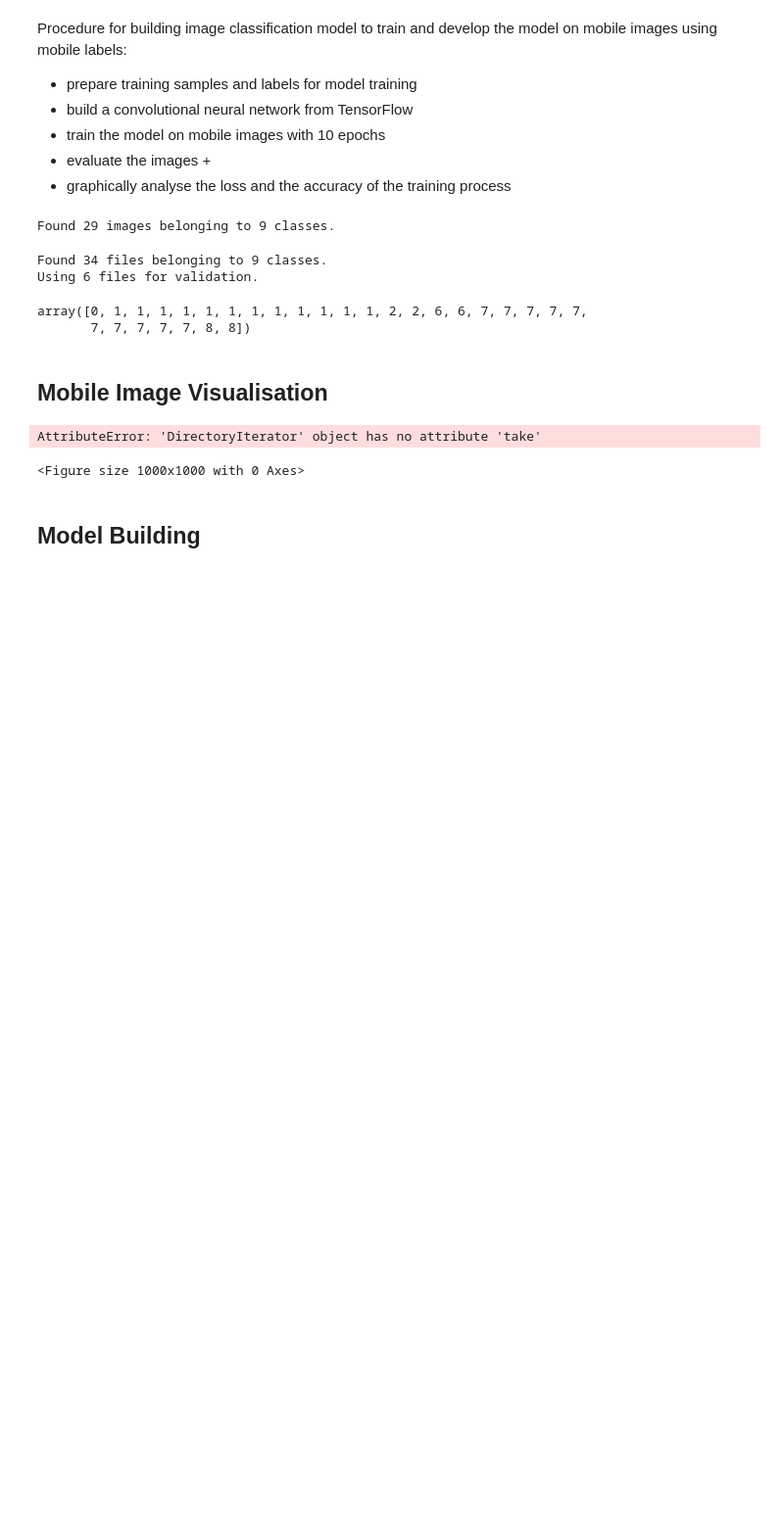
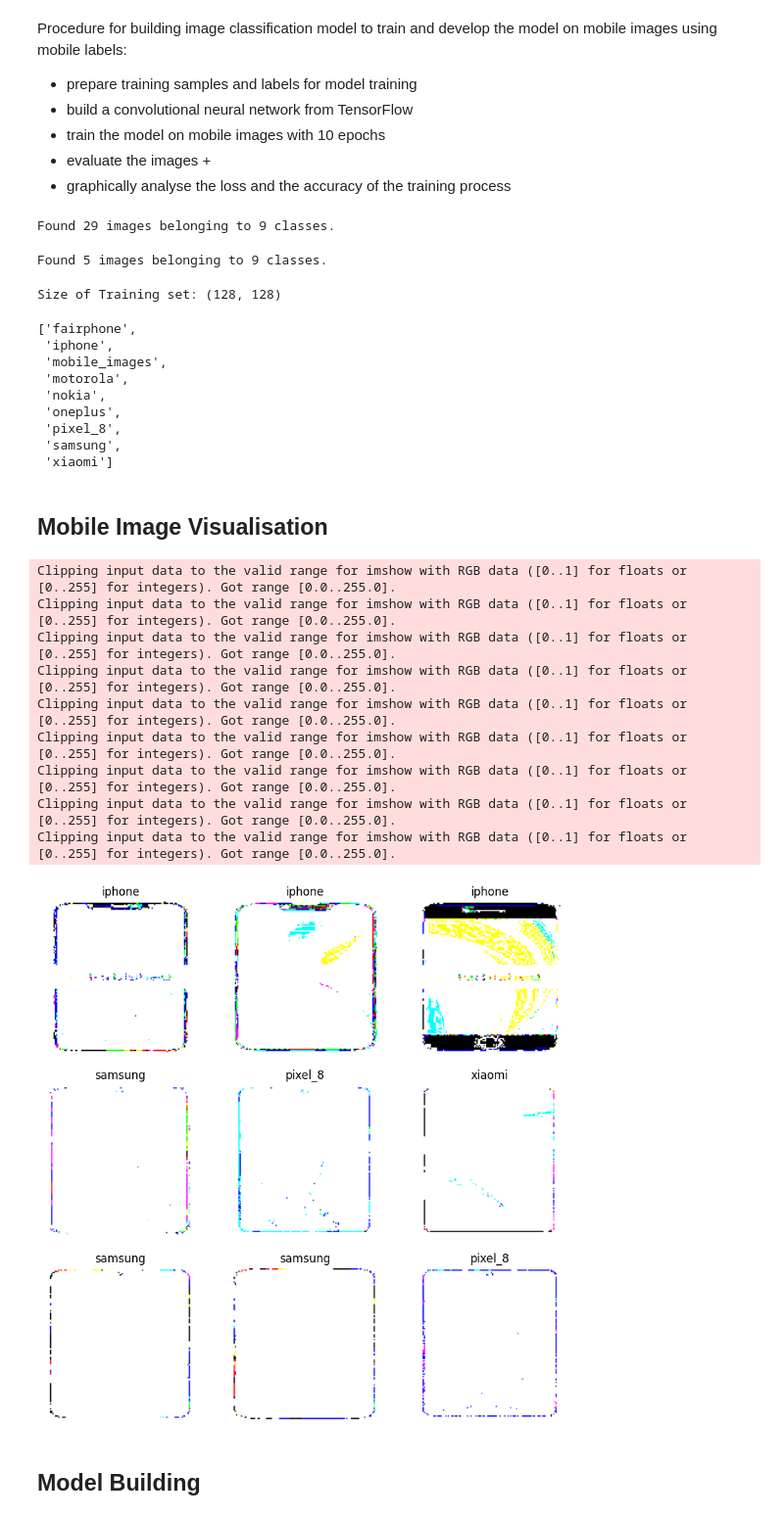
Before and after one commit to mian-adoan98/MLP_Mobile_Phone_Classification, a Jupyter notebook: notebooks/model_development.ipynb, the cells around one changed output. Shown: that part at 98% size. Saved outputs shown, nothing was run; the diff lists cells and outputs as text; code cells hidden in the pictures; blank space fills up the shorter version.

```diff
--- a/notebooks/model_development.ipynb
+++ b/notebooks/model_development.ipynb
@@ -52,9 +52,8 @@ Procedure for building image classification model to train and develop the model
 + graphically analyse the loss and the accuracy of the training process
 # %%
 # creating data generator for augmenting image data
-rescale_ratio = 1/255
 val_split = 0.2
-img_gen = ImageDataGenerator(rescale=rescale_ratio, validation_split=val_split)
+img_gen = ImageDataGenerator(validation_split=val_split)
 # %%
 # load training set
 train_ds = img_gen.flow_from_directory(
@@ -67,35 +66,61 @@ train_ds = img_gen.flow_from_directory(
 # %% [output]
 Found 29 images belonging to 9 classes.
 # %%
-val_ds = tf.keras.utils.image_dataset_from_directory(
+val_ds = img_gen.flow_from_directory(
   mob_img_dir,
-  validation_split=val_split,
-  subset="validation",
   seed=123,
-  image_size=image_size,
-  batch_size=batch_size)
+  target_size=image_size,
+  batch_size=batch_size,
+  class_mode="categorical",
+  subset="validation")
 # %% [output]
-Found 34 files belonging to 9 classes.
-Using 6 files for validation.
+Found 5 images belonging to 9 classes.
+# %%
+# create constant for visualising image data: class names + train set
+images, labels = next(train_ds)
+class_names = list(train_ds.class_indices.keys())
+# %%
+# retrieve size of the train set and validation set
+train_size = train_ds.target_size
+print(f"Size of Training set: {train_size}")
+# %% [output]
+Size of Training set: (128, 128)
 # %%
-class_names = train_ds.classes
+class_names
 # %% [output]
-array([0, 1, 1, 1, 1, 1, 1, 1, 1, 1, 1, 1, 1, 2, 2, 6, 6, 7, 7, 7, 7, 7,
-       7, 7, 7, 7, 7, 8, 8])
+['fairphone',
+ 'iphone',
+ 'mobile_images',
+ 'motorola',
+ 'nokia',
+ 'oneplus',
+ 'pixel_8',
+ 'samsung',
+ 'xiaomi']
 # %% [markdown]
 ## Mobile Image Visualisation
 # %%
 # Visualize images from the training dataset
 plt.figure(figsize=(10, 10))
-for images, labels in train_ds.take(1):  # Take one batch of data
-    for i in range(9):  # Display 9 images
-        ax = plt.subplot(3, 3, i + 1)  # Create a 3x3 grid
-        plt.imshow(images[i].numpy().astype("uint8"))  # Display the i-th image
-        plt.title(class_names[labels[i].numpy()])  # Set the title as the class name
-        plt.axis("off")  # Remove the axis
+
+
+# Take one batch of data
+for i in range(9):  # Display 9 images
+    ax = plt.subplot(3, 3, i + 1)  # Create a 3x3 grid
+    plt.imshow(images[i])
+    plt.title(class_names[labels[i].argmax()])  # Use the class name from class_indices
+    plt.axis("off")  # Remove the axis
 # %% [output]
-AttributeError: 'DirectoryIterator' object has no attribute 'take'
+Clipping input data to the valid range for imshow with RGB data ([0..1] for floats or [0..255] for integers). Got range [0.0..255.0].
+Clipping input data to the valid range for imshow with RGB data ([0..1] for floats or [0..255] for integers). Got range [0.0..255.0].
+Clipping input data to the valid range for imshow with RGB data ([0..1] for floats or [0..255] for integers). Got range [0.0..255.0].
+Clipping input data to the valid range for imshow with RGB data ([0..1] for floats or [0..255] for integers). Got range [0.0..255.0].
+Clipping input data to the valid range for imshow with RGB data ([0..1] for floats or [0..255] for integers). Got range [0.0..255.0].
+Clipping input data to the valid range for imshow with RGB data ([0..1] for floats or [0..255] for integers). Got range [0.0..255.0].
+Clipping input data to the valid range for imshow with RGB data ([0..1] for floats or [0..255] for integers). Got range [0.0..255.0].
+Clipping input data to the valid range for imshow with RGB data ([0..1] for floats or [0..255] for integers). Got range [0.0..255.0].
+Clipping input data to the valid range for imshow with RGB data ([0..1] for floats or [0..255] for integers). Got range [0.0..255.0].
-<Figure size 1000x1000 with 0 Axes>
+[figure, added]
 # %% [markdown]
 ## Model Building
 # %% [markdown]
```
Also changed, not shown: parts of 7 cells of this notebook, 4 other files.
